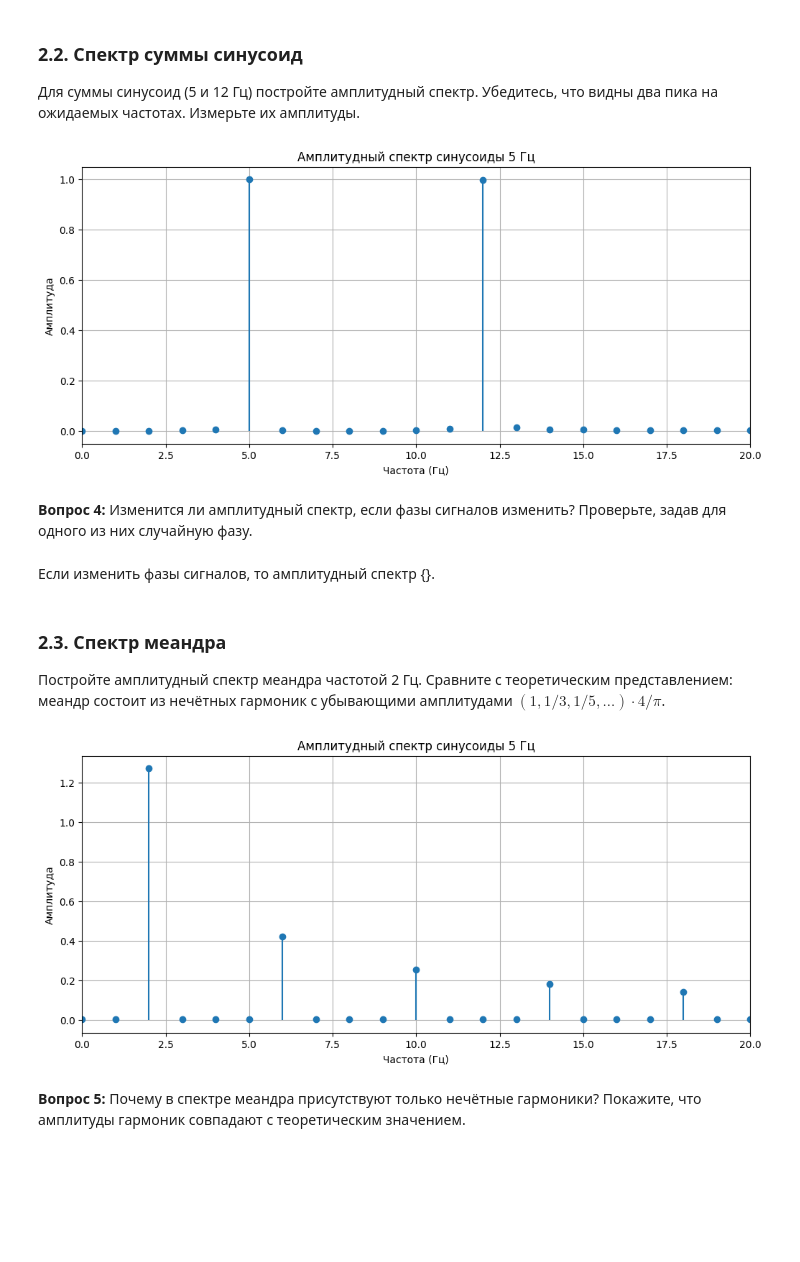
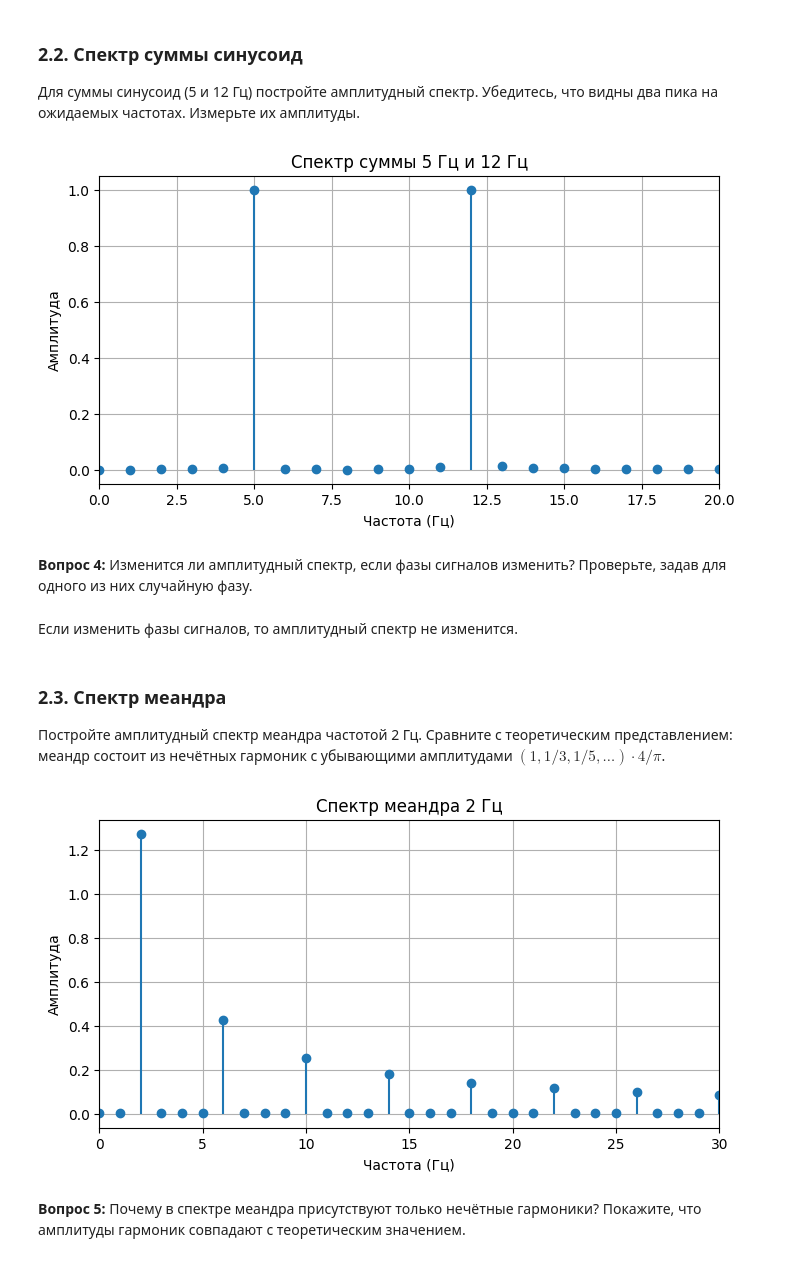
Before and after one commit to korzhimanov/dsp-seminars, a Jupyter notebook: seminars/1.ipynb, the cells around one changed output. Saved outputs shown, nothing was run; the diff lists cells and outputs as text; code cells hidden in the pictures; blank space fills up the shorter version.

```diff
--- a/seminars/1.ipynb
+++ b/seminars/1.ipynb
@@ -115,14 +115,14 @@ plt.show()
 # %%
 # БПФ синусоиды 5 Гц
 X = np.fft.fft(sin5)
-freq = np.fft.fftfreq(len(t), d=1/fs)
+freq = np.fft.fftfreq(len(t), 1/fs)
 
 # Берём только положительные частоты
 half = len(t)//2
-X_mag = 2 * abs(X[:limit]) / len(t)   # не забываем про нормировку амплитуды
+X_mag = 2 * np.abs(X[:half]) / len(t)  # нормировка амплитуды
 freq_pos = freq[:half] # только положительные частоты
 
-plt.figure()
+plt.figure(figsize=(8, 4))
 plt.stem(freq_pos, X_mag, basefmt=" ")
 plt.title('Амплитудный спектр синусоиды 5 Гц')
 plt.xlabel('Частота (Гц)')
@@ -141,51 +141,41 @@ plt.show()
 
 Для суммы синусоид (5 и 12 Гц) постройте амплитудный спектр. Убедитесь, что видны два пика на ожидаемых частотах. Измерьте их амплитуды.
 # %%
-X = np.fft.fft(sum_sin)
-freq = np.fft.fftfreq(len(t), d=1/fs)
+X_sum = np.fft.fft(sum_sin)
+X_sum_mag = 2 * np.abs(X_sum[:half]) / len(t)
 
-# Берём только положительные частоты
-half = len(t)//2
-X_mag = 2 * abs(X[:limit]) / len(t)   # не забываем про нормировку амплитуды
-freq_pos = freq[:half] # только положительные частоты
-
-plt.figure()
-plt.stem(freq_pos, X_mag, basefmt=" ")
-plt.title('Амплитудный спектр синусоиды 5 Гц')
+plt.figure(figsize=(8, 4))
+plt.stem(freq_pos, X_sum_mag, basefmt=" ")
+plt.title('Спектр суммы 5 Гц и 12 Гц')
 plt.xlabel('Частота (Гц)')
 plt.ylabel('Амплитуда')
 plt.xlim(0, 20)
 plt.grid(True)
 plt.show()
 # %% [output]
-[figure, old version]
+[figure, new version]
 # %% [markdown]
 **Вопрос 4:** Изменится ли амплитудный спектр, если фазы сигналов изменить? Проверьте, задав для одного из них случайную фазу.
 # %% [markdown]
-Если изменить фазы сигналов, то амплитудный спектр {}.
+Если изменить фазы сигналов, то амплитудный спектр не изменится.
 # %% [markdown]
 ### 2.3. Спектр меандра
 
 Постройте амплитудный спектр меандра частотой 2 Гц. Сравните с теоретическим представлением: меандр состоит из нечётных гармоник с убывающими амплитудами $(1, 1/3, 1/5,\dots)\cdot 4/\pi$.
 # %%
-X = np.fft.fft(meander)
-freq = np.fft.fftfreq(len(t), d=1/fs)
+X_meander = np.fft.fft(meander)
+X_meander_mag = 2 * np.abs(X_meander[:half]) / len(t)
 
-# Берём только положительные частоты
-half = len(t)//2
-X_mag = 2 * abs(X[:limit]) / len(t)   # не забываем про нормировку амплитуды
-freq_pos = freq[:half] # только положительные частоты
-
-plt.figure()
-plt.stem(freq_pos, X_mag, basefmt=" ")
-plt.title('Амплитудный спектр синусоиды 5 Гц')
+plt.figure(figsize=(8, 4))
+plt.stem(freq_pos, X_meander_mag, basefmt=" ")
+plt.title('Спектр меандра 2 Гц')
 plt.xlabel('Частота (Гц)')
 plt.ylabel('Амплитуда')
-plt.xlim(0, 20)
+plt.xlim(0, 30)
 plt.grid(True)
 plt.show()
 # %% [output]
-[figure, old version]
+[figure, new version]
 # %% [markdown]
 
 **Вопрос 5:** Почему в спектре меандра присутствуют только нечётные гармоники? Покажите, что амплитуды гармоник совпадают с теоретическим значением.
```
Also changed, not shown: parts of 9 cells of this notebook.
